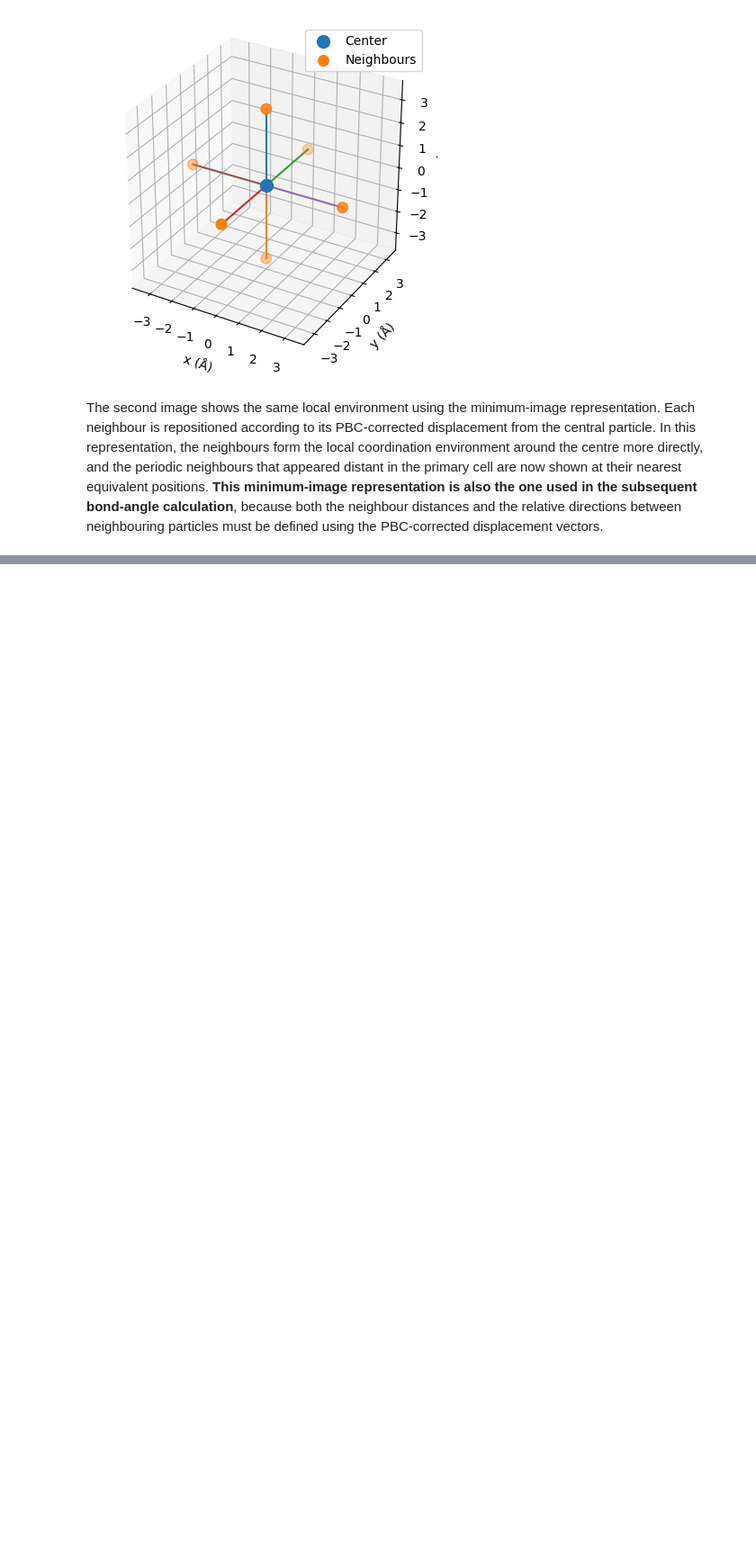
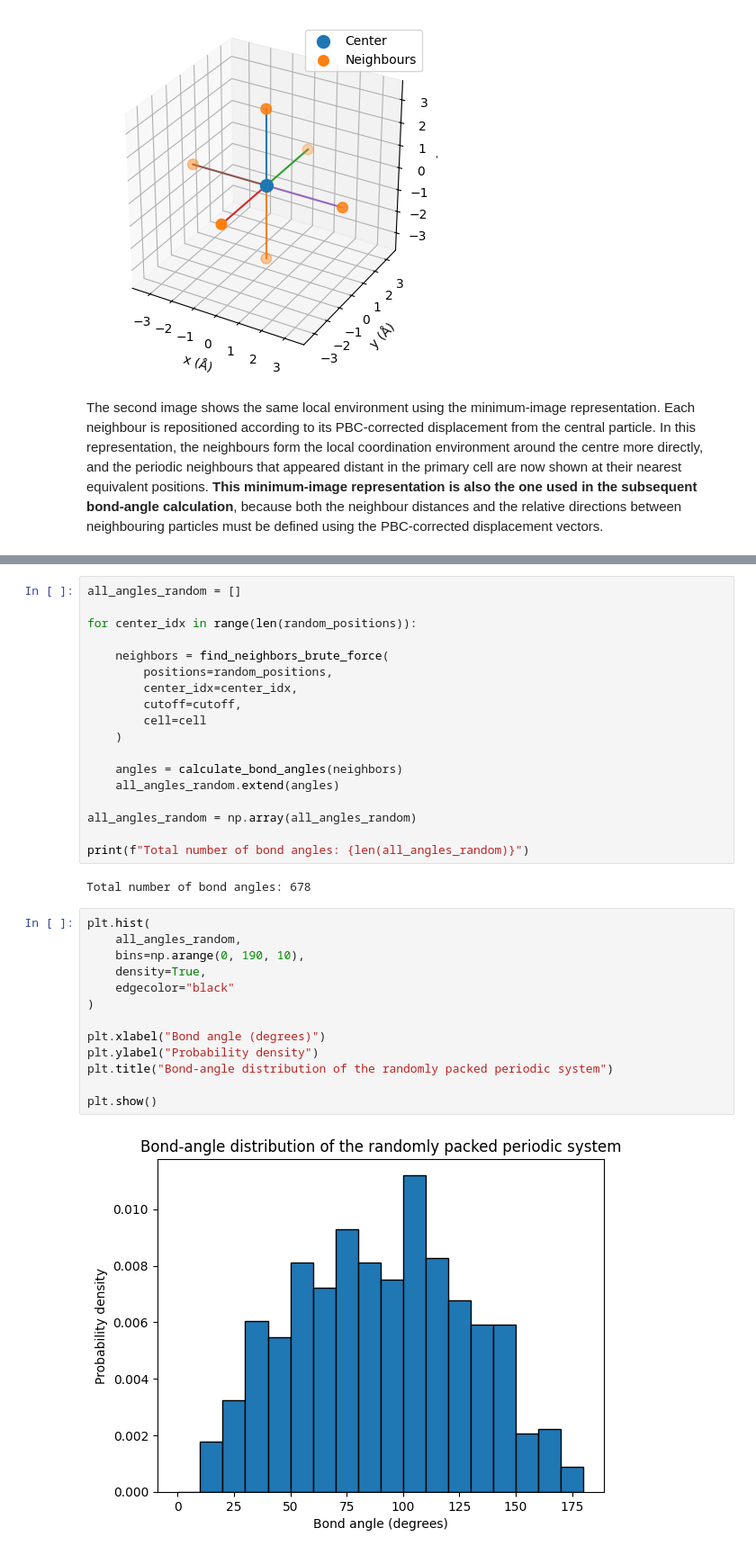
Before and after one commit to Jiaxuan-W41/Computational_Practice_MSc, a Jupyter notebook: Periodic_Atomic_structure/Bond_Angel_Distribution_for_periodic_systems.ipynb, the cells around one changed output, grey strips where cells are left out. Shown at 90% size. Drawn from its saved outputs; the diff is of its cells as text; blank space fills up the shorter version.

```diff
--- a/Periodic_Atomic_structure/Bond_Angel_Distribution_for_periodic_systems.ipynb
+++ b/Periodic_Atomic_structure/Bond_Angel_Distribution_for_periodic_systems.ipynb
@@ -460,0 +624,35 @@ In the current implementation, the neighbour list `neighbors_bf_ordered` already
+# %%
+all_angles_random = []
+
+for center_idx in range(len(random_positions)):
+
+    neighbors = find_neighbors_brute_force(
+        positions=random_positions,
+        center_idx=center_idx,
+        cutoff=cutoff,
+        cell=cell
+    )
+
+    angles = calculate_bond_angles(neighbors)
+    all_angles_random.extend(angles)
+
+all_angles_random = np.array(all_angles_random)
+
+print(f"Total number of bond angles: {len(all_angles_random)}")
+# %% [output]
+Total number of bond angles: 678
+# %%
+plt.hist(
+    all_angles_random,
+    bins=np.arange(0, 190, 10),
+    density=True,
+    edgecolor="black"
+)
+
+plt.xlabel("Bond angle (degrees)")
+plt.ylabel("Probability density")
+plt.title("Bond-angle distribution of the randomly packed periodic system")
+
+plt.show()
+# %% [output]
+[figure, added]
```
Also changed, not shown: parts of 15 cells of this notebook.
